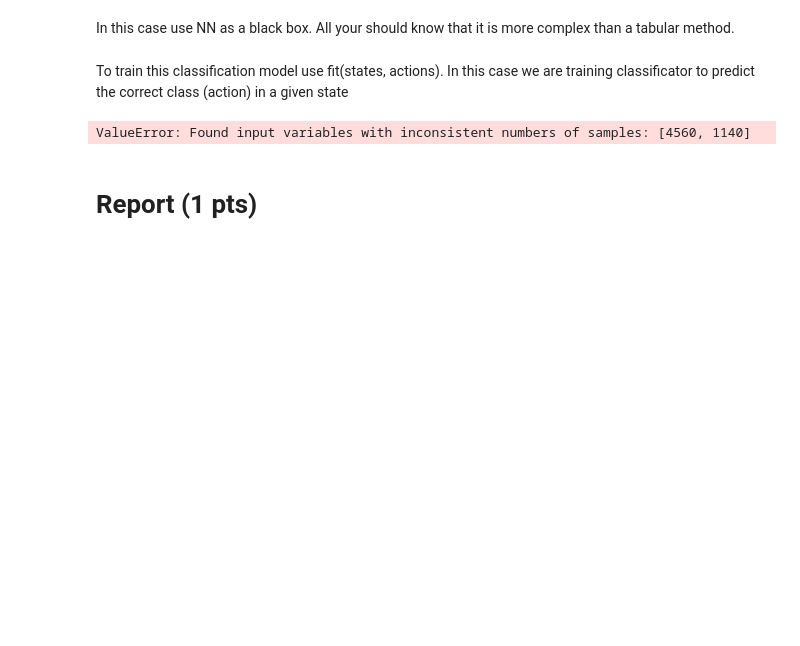
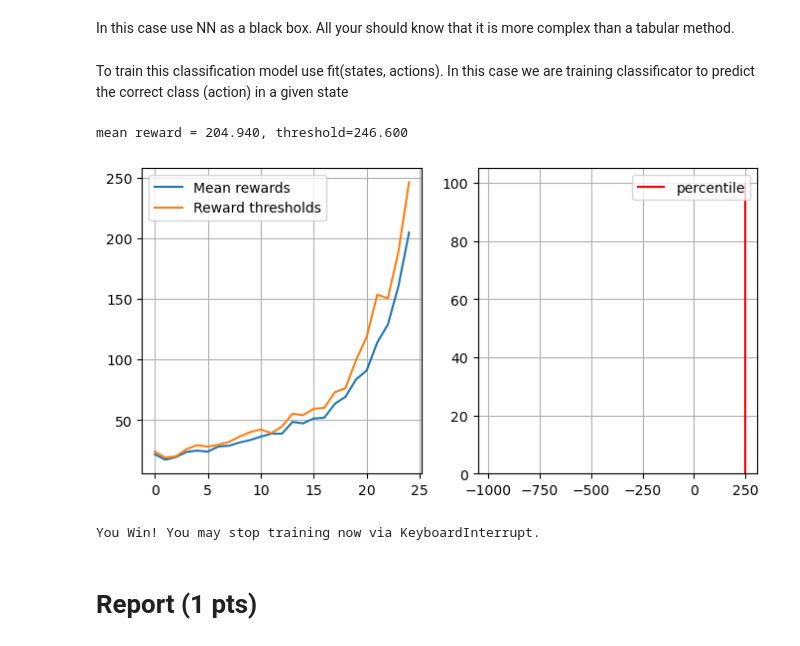
Before and after one commit to Fl0uMaster/ML-dz1, a Jupyter notebook: task3_crossenrophy_rl_practice_easy/crossentropy_method_practice_easy.ipynb, the cells around one changed output. Cells and saved outputs as stored; diff of their text form; code cells hidden in the pictures; blank space fills up the shorter version.

```diff
--- a/task3_crossenrophy_rl_practice_easy/crossentropy_method_practice_easy.ipynb
+++ b/task3_crossenrophy_rl_practice_easy/crossentropy_method_practice_easy.ipynb
@@ -557,31 +582,29 @@ To train this classification model use fit(states, actions). In this case we are
 # %%
 n_sessions = 100
 percentile = 70
 log = []
-
-def get(x):
-    k = x
-    return k.reshape(-1, 1)
 
 for i in range(100):
     sessions = [generate_session() for _ in range(n_sessions)]
 
     states_batch,actions_batch,rewards_batch = zip(*sessions)
 
     elite_states, elite_actions = select_elites(states_batch,actions_batch,rewards_batch,percentile=percentile)
 
     #elite_states = elite_states.reshape(-1, 1)
 
 
-    agent.fit(get(elite_states), elite_actions)
+    agent.fit(elite_states, elite_actions)
 
     show_progress(rewards_batch,log,percentile)
 
     if np.mean(rewards_batch) > 190:
         print("You Win! You may stop training now via KeyboardInterrupt.")
         break
 # %% [output]
-ValueError: Found input variables with inconsistent numbers of samples: [4560, 1140]
+mean reward = 204.940, threshold=246.600
+[figure, added]
+You Win! You may stop training now via KeyboardInterrupt.
 # %% [markdown]
 # Report (1 pts)
 # %% [markdown]
```
Also changed, not shown: parts of 9 cells of this notebook.
